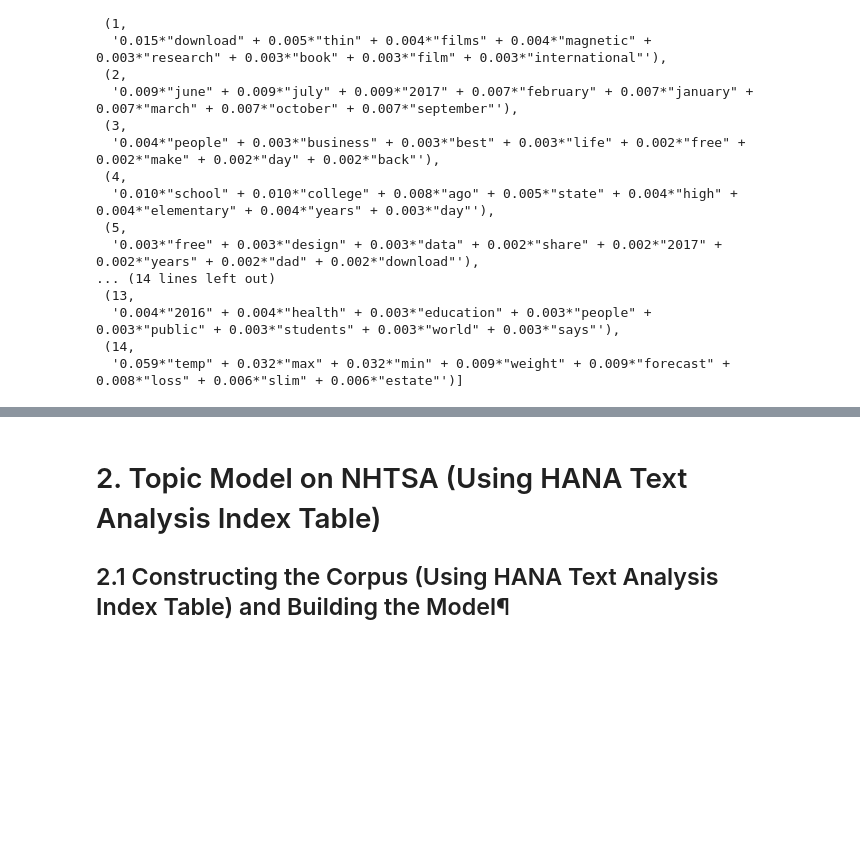
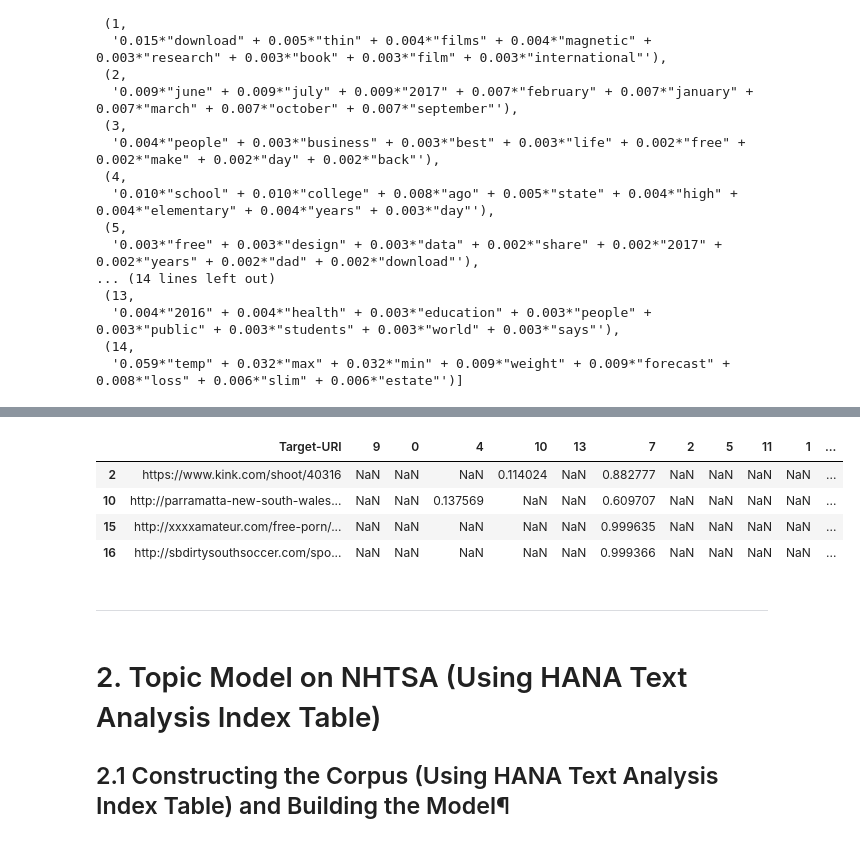
Before and after one commit to tobirohrer/webmining, a Jupyter notebook: praktikum4/praktikum4_TopicModels.ipynb, the cells around one changed output, grey strips where cells are left out. Cells and saved outputs as stored; diff of their text form; code cells hidden in the pictures; blank space fills up the shorter version.

```diff
--- a/praktikum4/praktikum4_TopicModels.ipynb
+++ b/praktikum4/praktikum4_TopicModels.ipynb
@@ -224,4 +246,4 @@ normalv
 # %%
 #inspect first 20 documents and their topic distributions
 pd.set_option('display.max_colwidth', -1)
-pd.concat([result['Target-URI'], dfnormal], axis=1).iloc[0:20]
+result = pd.concat([result['Target-URI'], dfnormal], axis=1).iloc[0:20]
@@ -228,3 +255,14 @@ pd.concat([result['Target-URI'], dfnormal], axis=1).iloc[0:20]
+# %%
+resultAdultContent = result[result[7] > 0.5]
+resultAdultContent
+# %% [output]
+|  | Target-URI | 9 | 0 | 4 | 10 | 13 | 7 | 2 | 5 | 11 | 1 | ... |
+| 2 | https://www.kink.com/shoot/40316 | NaN | NaN | NaN | 0.114024 | NaN | 0.882777 | NaN | NaN | NaN | NaN | ... |
+| 10 | http://parramatta-new-south-wales... | NaN | NaN | 0.137569 | NaN | NaN | 0.609707 | NaN | NaN | NaN | NaN | ... |
+| 15 | http://xxxxamateur.com/free-porn/... | NaN | NaN | NaN | NaN | NaN | 0.999635 | NaN | NaN | NaN | NaN | ... |
+| 16 | http://sbdirtysouthsoccer.com/spo... | NaN | NaN | NaN | NaN | NaN | 0.999366 | NaN | NaN | NaN | NaN | ... |
+# %% [markdown]
+---
 # %% [markdown]
 # 2. Topic Model on NHTSA (Using HANA Text Analysis Index Table)
 ## 2.1  Constructing the Corpus (Using HANA Text Analysis Index Table) and Building the Model¶
```
Also changed, not shown: parts of 11 cells of this notebook.
